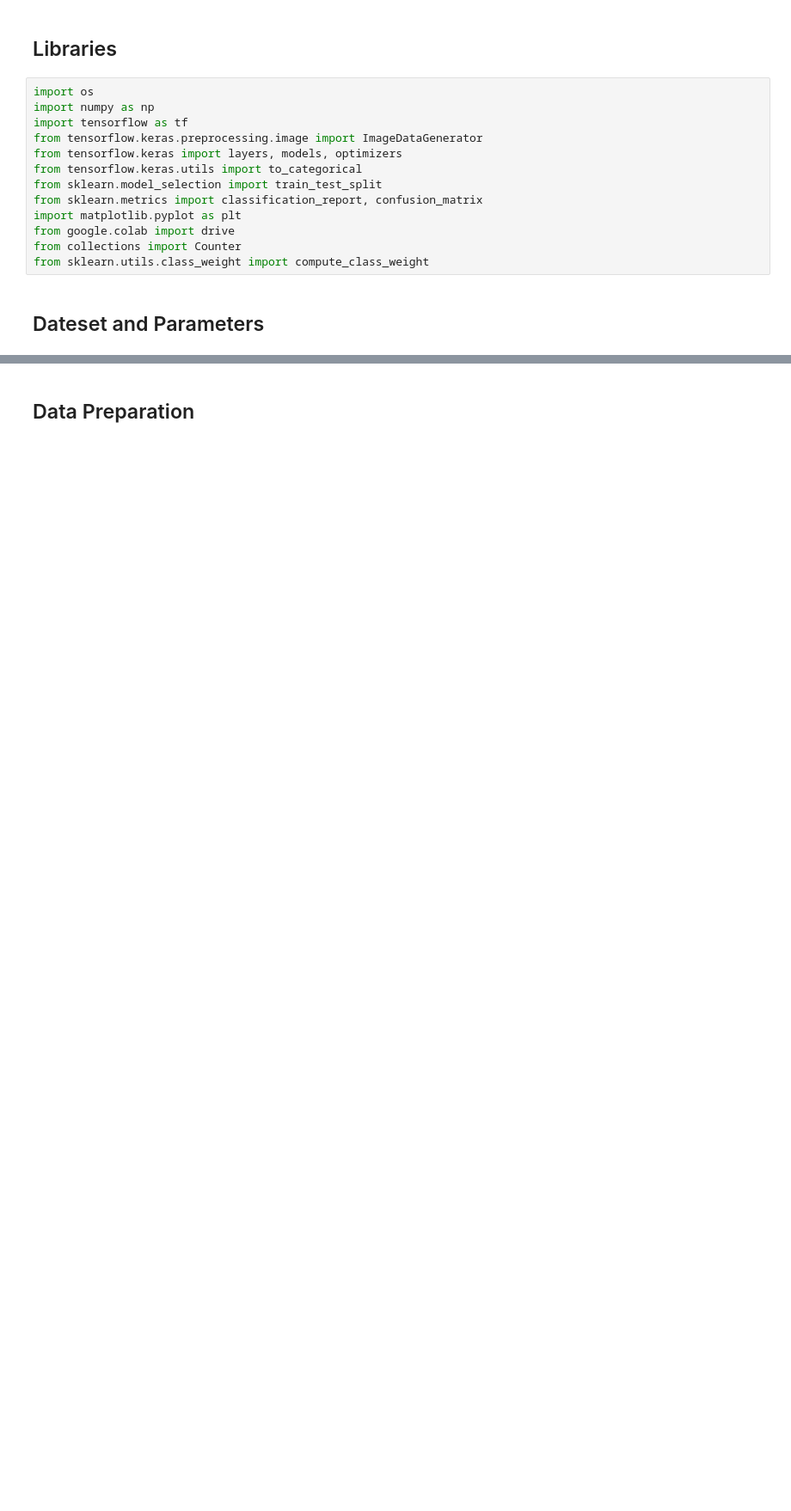
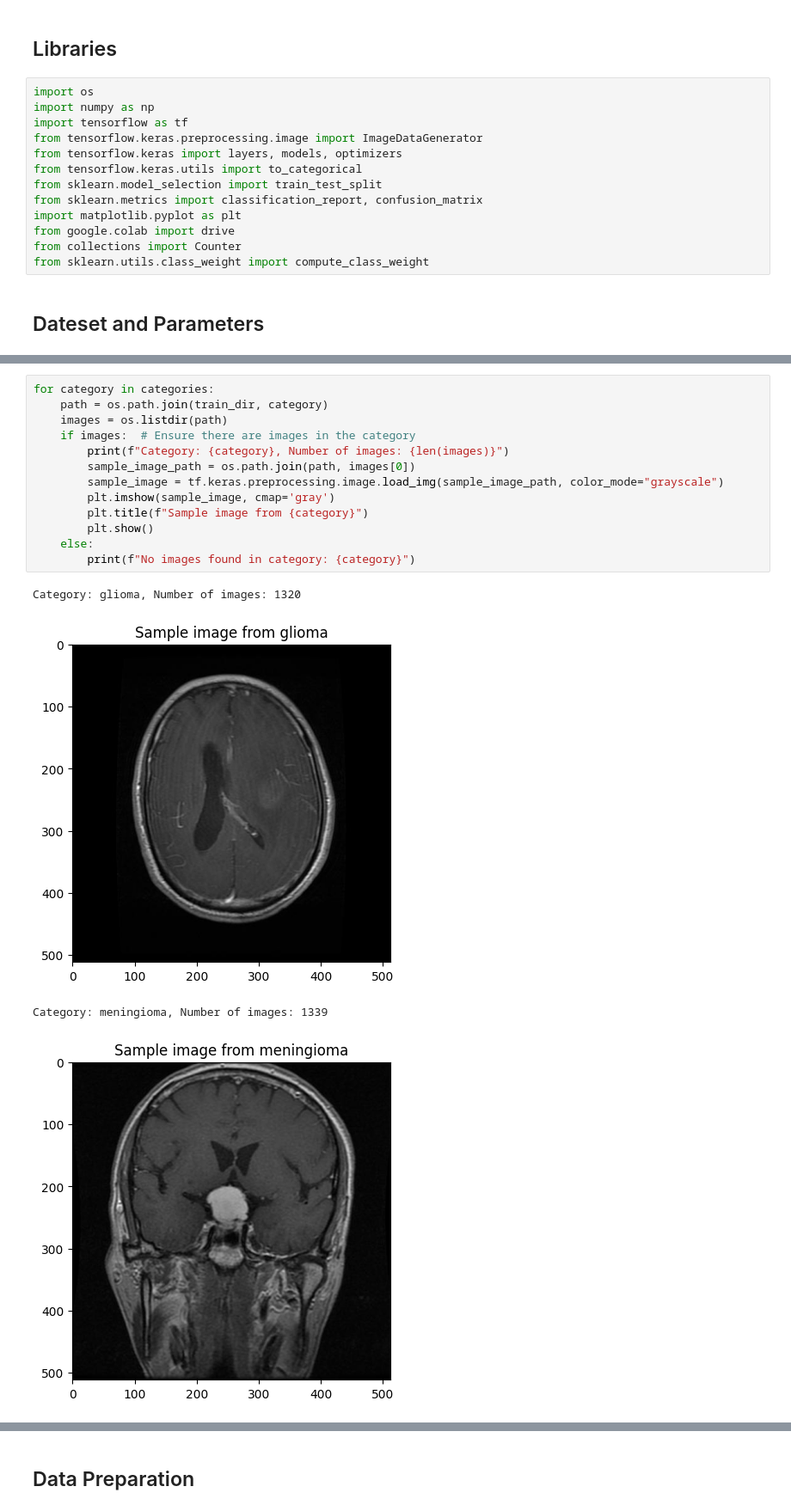
Before and after one commit to ericatsu/msc_capsmodel, a Jupyter notebook: caps_mri.ipynb, the cells around one changed output, grey strips where cells are left out. Shown: that part at 86% size. Cells and saved outputs as stored; diff of their text form; blank space fills up the shorter version.

```diff
--- a/caps_mri.ipynb
+++ b/caps_mri.ipynb
@@ -30,3 +30,21 @@ batch_size = 16
 epochs = 50
 # %% [output]
 Mounted at /content/drive
+# %%
+for category in categories:
+    path = os.path.join(train_dir, category)
+    images = os.listdir(path)
+    if images:  # Ensure there are images in the category
+        print(f"Category: {category}, Number of images: {len(images)}")
+        sample_image_path = os.path.join(path, images[0])
+        sample_image = tf.keras.preprocessing.image.load_img(sample_image_path, color_mode="grayscale")
+        plt.imshow(sample_image, cmap='gray')
+        plt.title(f"Sample image from {category}")
+        plt.show()
+    else:
+        print(f"No images found in category: {category}")
+# %% [output]
+Category: glioma, Number of images: 1320
+[figure, added]
+Category: meningioma, Number of images: 1339
+[figure, added]
```
Also changed, not shown: parts of 8 cells of this notebook.
